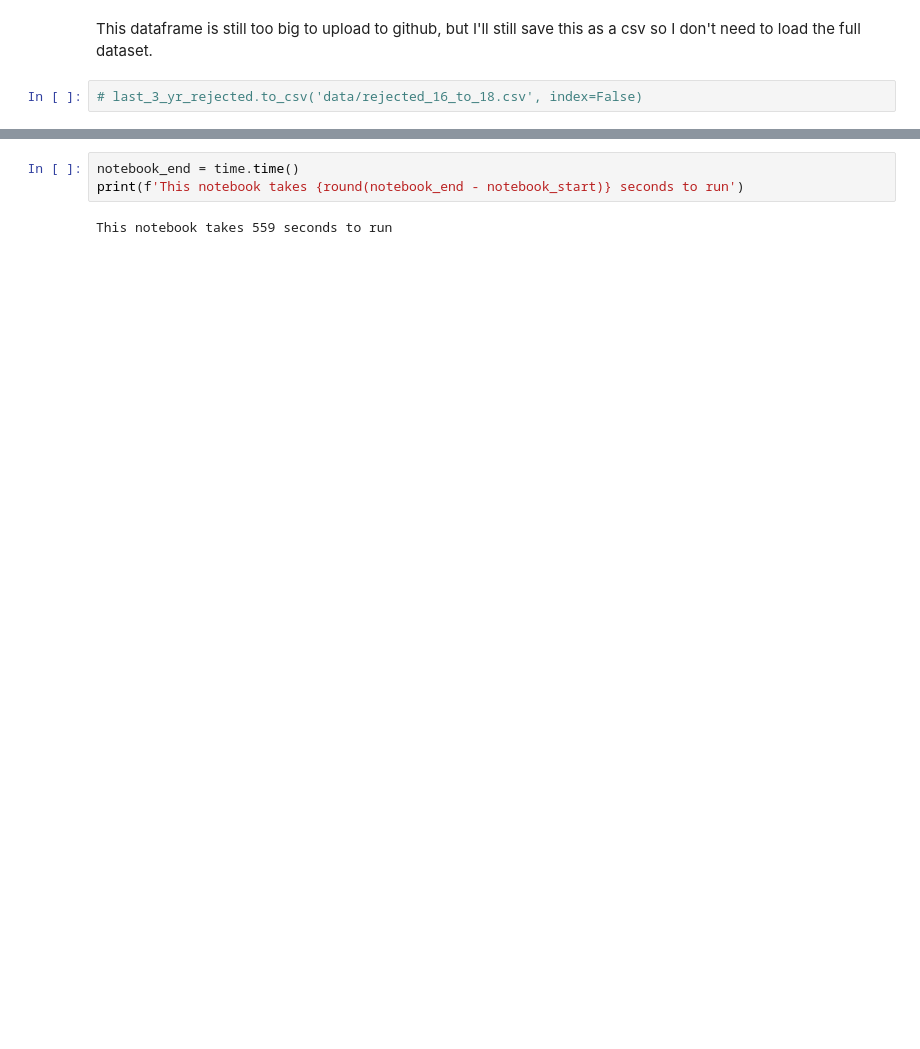
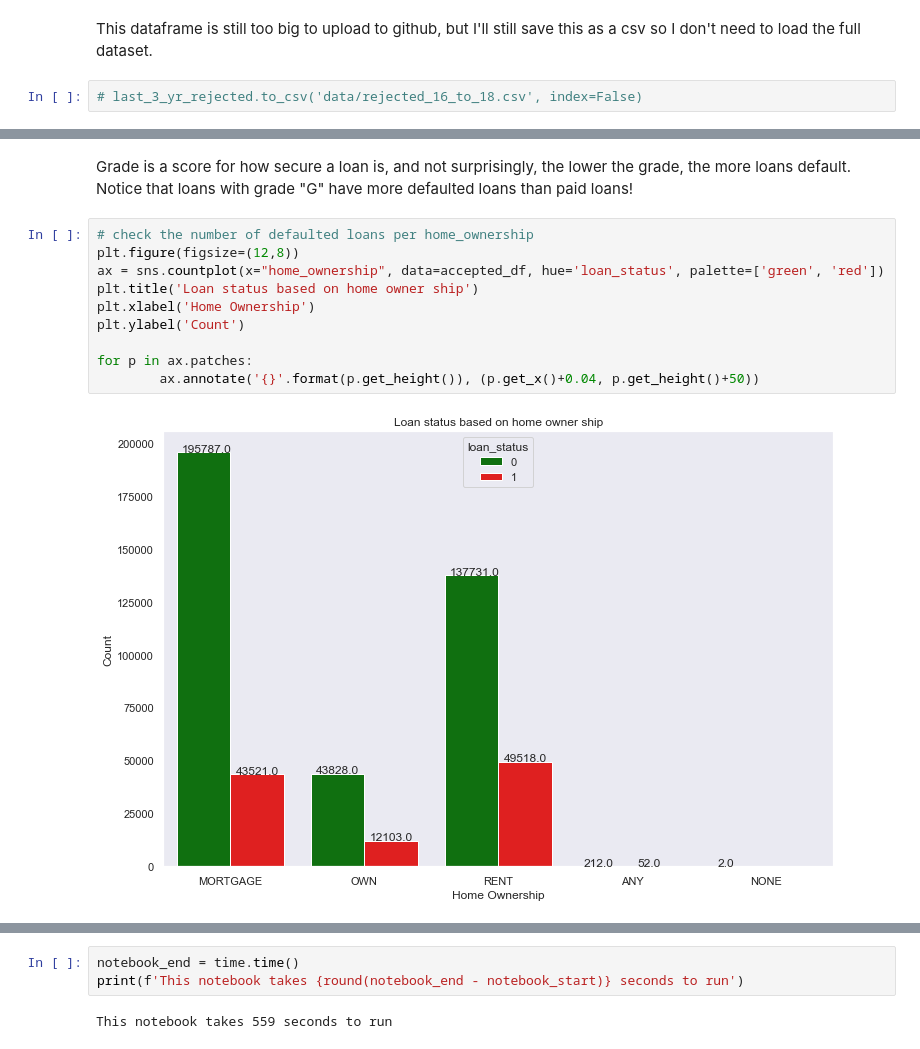
Before and after one commit to MNemanow/Loan_Default_classification, a Jupyter notebook: Cleaning_Eda.ipynb, the cells around one changed output, grey strips where cells are left out. Saved outputs shown, nothing was run; the diff lists cells and outputs as text; blank space fills up the shorter version.

```diff
--- a/Cleaning_Eda.ipynb
+++ b/Cleaning_Eda.ipynb
@@ -425,0 +215,14 @@ accepted_df
+# %% [markdown]
+Grade is a score for how secure a loan is, and not surprisingly, the lower the grade, the more loans default. Notice that loans with grade "G" have more defaulted loans than paid loans!
+# %%
+# check the number of defaulted loans per home_ownership
+plt.figure(figsize=(12,8))
+ax = sns.countplot(x="home_ownership", data=accepted_df, hue='loan_status', palette=['green', 'red'])
+plt.title('Loan status based on home owner ship')
+plt.xlabel('Home Ownership')
+plt.ylabel('Count')
+
+for p in ax.patches:
+        ax.annotate('{}'.format(p.get_height()), (p.get_x()+0.04, p.get_height()+50))
+# %% [output]
+[figure, added]
```
Also changed, not shown: parts of 43 cells of this notebook.
